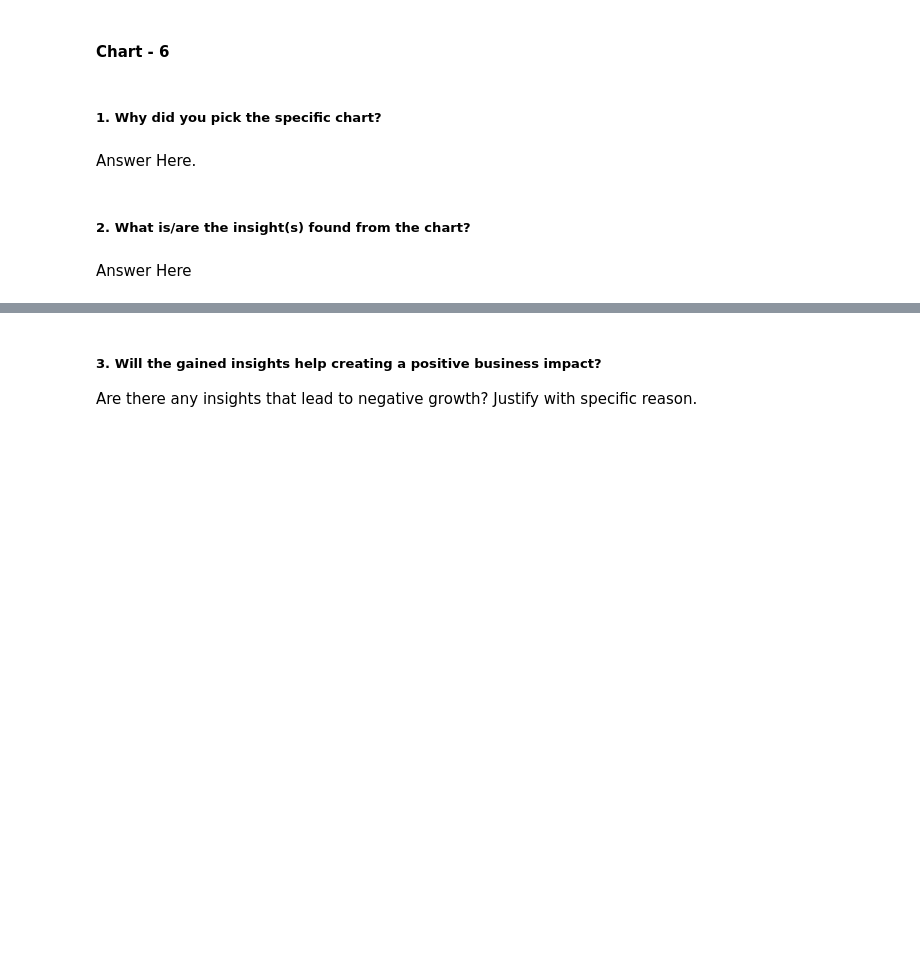
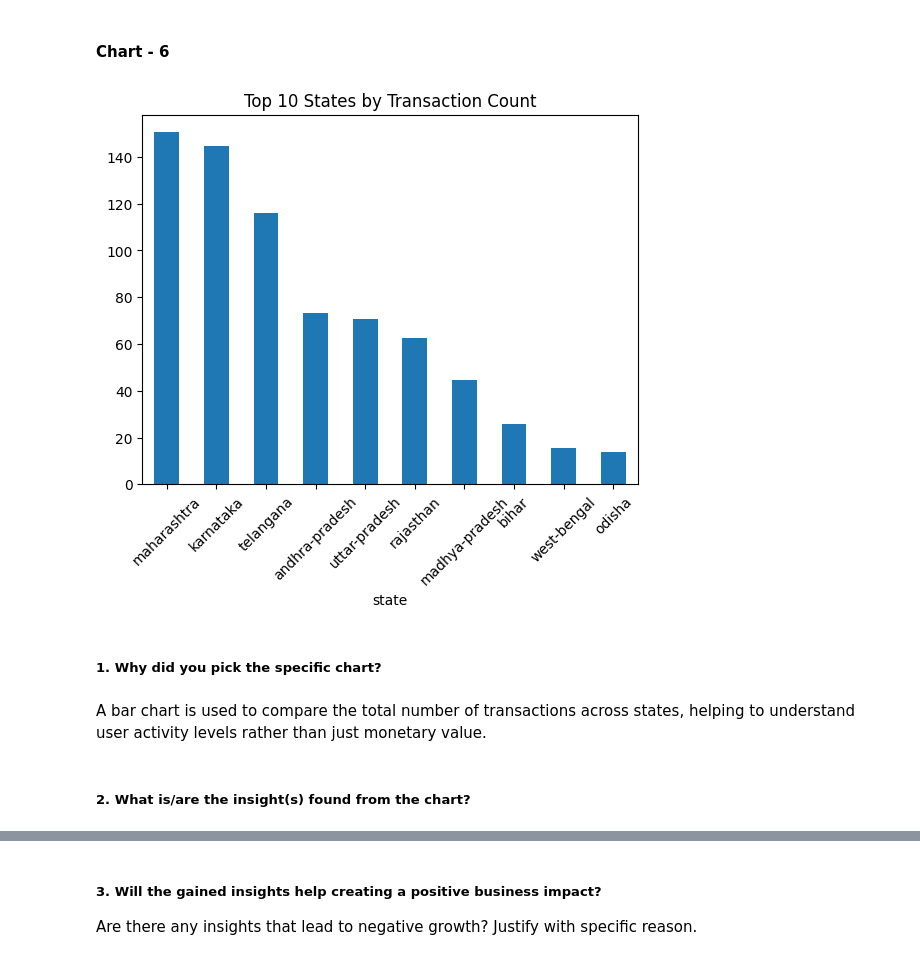
Before and after one commit to Snehamn24/PhonePe-ML-model, a Jupyter notebook: PhonePe_ML_model.ipynb, the cells around one changed output, grey strips where cells are left out. Saved outputs shown, nothing was run; the diff lists cells and outputs as text; code cells hidden in the pictures; blank space fills up the shorter version.

Commit message:
Added more visualizations

```diff
--- a/PhonePe_ML_model.ipynb
+++ b/PhonePe_ML_model.ipynb
@@ -556,8 +538,17 @@ Lower usage of certain brands may indicate declining relevance or compatibility
+# %%
+# Chart - 6 visualization code
+# State-wise Transaction Count (Not Amount)
+state_count = df_trans.groupby("state")["count"].sum().sort_values(ascending=False).head(10)
+
+state_count.plot(kind="bar")
+plt.title("Top 10 States by Transaction Count")
+plt.xticks(rotation=45)
+plt.show()
+# %% [output]
+[figure, added]
 # %% [markdown]
 ##### 1. Why did you pick the specific chart?
-# %% [markdown]
-Answer Here.
+# %% [markdown]
+A bar chart is used to compare the total number of transactions across states, helping to understand user activity levels rather than just monetary value.
 # %% [markdown]
 ##### 2. What is/are the insight(s) found from the chart?
-# %% [markdown]
-Answer Here
```
Also changed, not shown: parts of 73 cells of this notebook.
